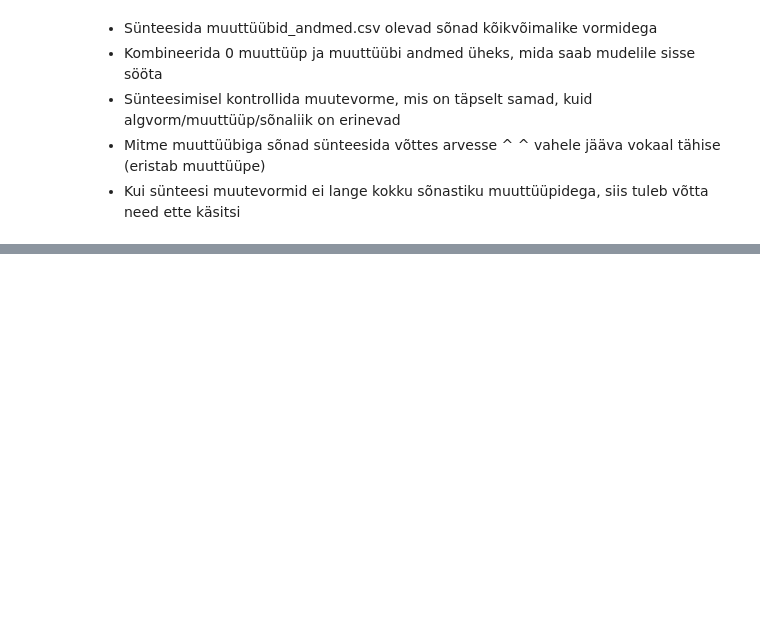
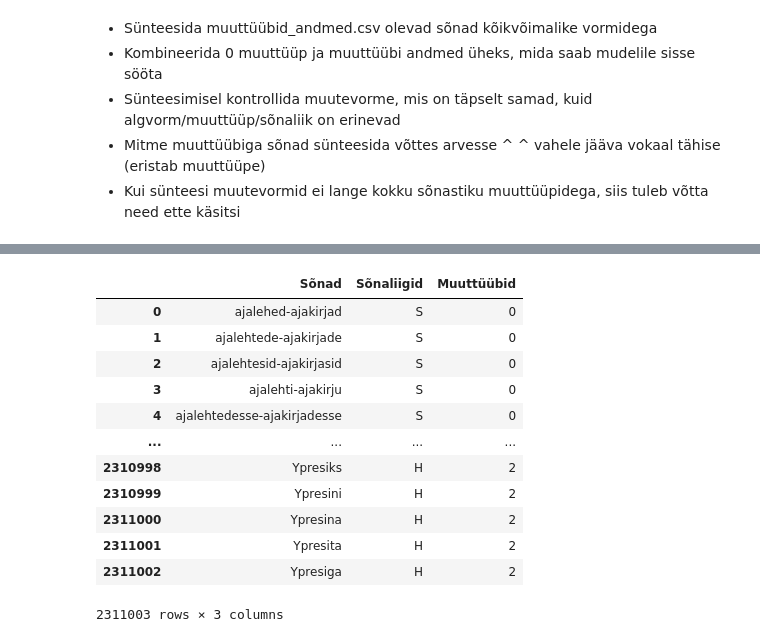
Before and after one commit to SanderSaska/MorfoloogiliseMuuttyybiAutomaatneTuvastaja, a Jupyter notebook: Morfoloogilise_muuttüübi_automaatne_tuvastamine.ipynb, the cells around one changed output, grey strips where cells are left out. Cells and saved outputs as stored; diff of their text form; code cells hidden in the pictures; blank space fills up the shorter version.

```diff
--- a/Morfoloogilise_muuttüübi_automaatne_tuvastamine.ipynb
+++ b/Morfoloogilise_muuttüübi_automaatne_tuvastamine.ipynb
@@ -1104,0 +1361,23 @@ synthesize_all_visualize("lõppema", 'V')
+# %%
+# ChatGPT'd on kasutatud abivahendina järgmise koodi kirjutamisel
+
+# Järjendid lahti sõnedeks
+df['Sõnad'] = df['Sõnad'].apply(lambda x: ', '.join(x) if isinstance(x, list) else x)
+df['Sõnaliigid'] = df['Sõnaliigid'].apply(lambda x: ', '.join(x) if isinstance(x, list) else x)
+df['Muuttüübid'] = df['Muuttüübid'].apply(lambda x: ', '.join(x) if isinstance(x, list) else x)
+
+display(df)
+# %% [output]
+|  | Sõnad | Sõnaliigid | Muuttüübid |
+| 0 | ajalehed-ajakirjad | S | 0 |
+| 1 | ajalehtede-ajakirjade | S | 0 |
+| 2 | ajalehtesid-ajakirjasid | S | 0 |
+| 3 | ajalehti-ajakirju | S | 0 |
+| 4 | ajalehtedesse-ajakirjadesse | S | 0 |
+| ... | ... | ... | ... |
+| 2310998 | Ypresiks | H | 2 |
+| 2310999 | Ypresini | H | 2 |
+| 2311000 | Ypresina | H | 2 |
+| 2311001 | Ypresita | H | 2 |
+| 2311002 | Ypresiga | H | 2 |
+2311003 rows × 3 columns
```
Also changed, not shown: parts of 26 cells of this notebook.
